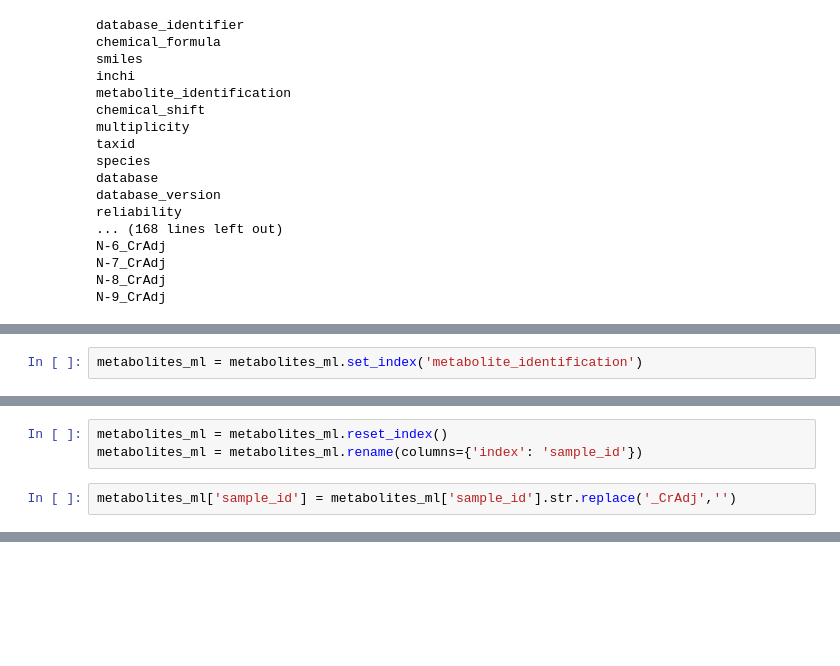
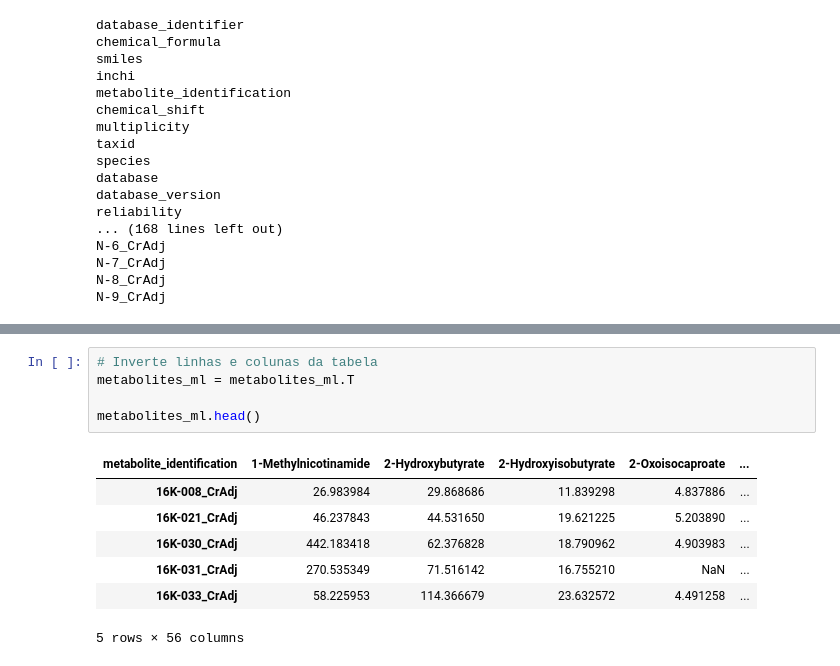
Before and after one commit to brenoluca21/tcc-metabolomics-canine-cancer-ml, a Jupyter notebook: notebook/exploration.ipynb, the cells around one changed output, grey strips where cells are left out. Cells and saved outputs as stored; diff of their text form; blank space fills up the shorter version.

```diff
--- a/notebook/exploration.ipynb
+++ b/notebook/exploration.ipynb
@@ -146,2 +203,0 @@ metabolites_ml = metabolites[['metabolite_identification'] + sample_cols]
-# %%
-metabolites_ml = metabolites_ml.set_index('metabolite_identification')
@@ -150,5 +203,0 @@ metabolites_ml = metabolites_ml.T
-# %%
-metabolites_ml = metabolites_ml.reset_index()
-metabolites_ml = metabolites_ml.rename(columns={'index': 'sample_id'})
-# %%
-metabolites_ml['sample_id'] = metabolites_ml['sample_id'].str.replace('_CrAdj','')
@@ -173,0 +210,13 @@ dataset_final.head()
+# %%
+# Inverte linhas e colunas da tabela
+metabolites_ml = metabolites_ml.T
+
+metabolites_ml.head()
+# %% [output]
+| metabolite_identification | 1-Methylnicotinamide | 2-Hydroxybutyrate | 2-Hydroxyisobutyrate | 2-Oxoisocaproate | ... |
+| 16K-008_CrAdj | 26.983984 | 29.868686 | 11.839298 | 4.837886 | ... |
+| 16K-021_CrAdj | 46.237843 | 44.531650 | 19.621225 | 5.203890 | ... |
+| 16K-030_CrAdj | 442.183418 | 62.376828 | 18.790962 | 4.903983 | ... |
+| 16K-031_CrAdj | 270.535349 | 71.516142 | 16.755210 | NaN | ... |
+| 16K-033_CrAdj | 58.225953 | 114.366679 | 23.632572 | 4.491258 | ... |
+5 rows × 56 columns
```
Also changed, not shown: parts of 29 cells of this notebook, 4 other files.
